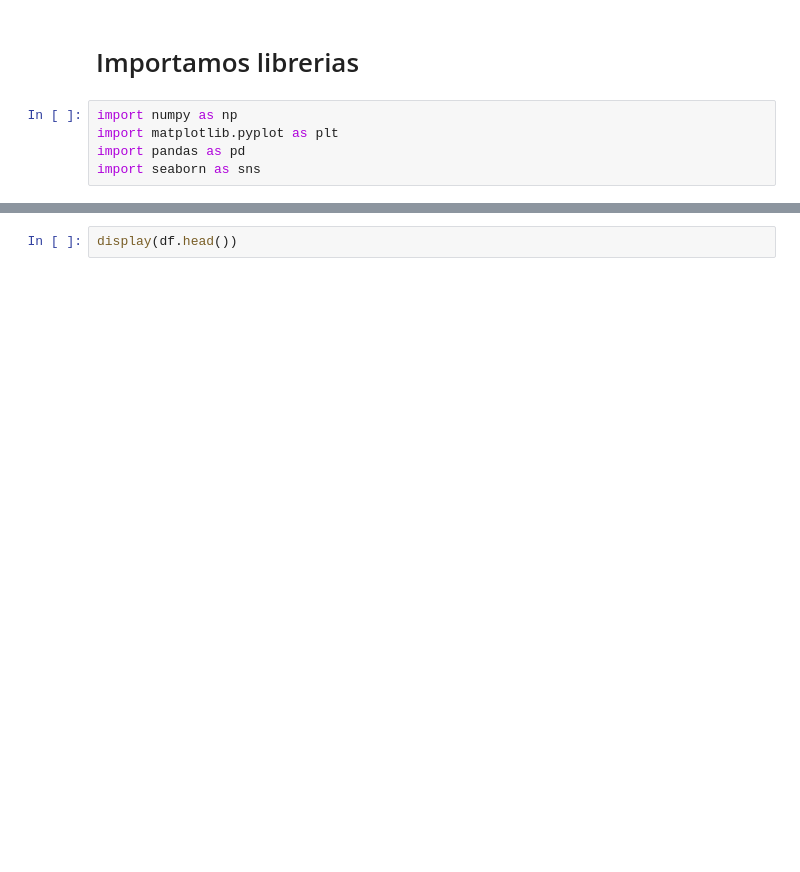
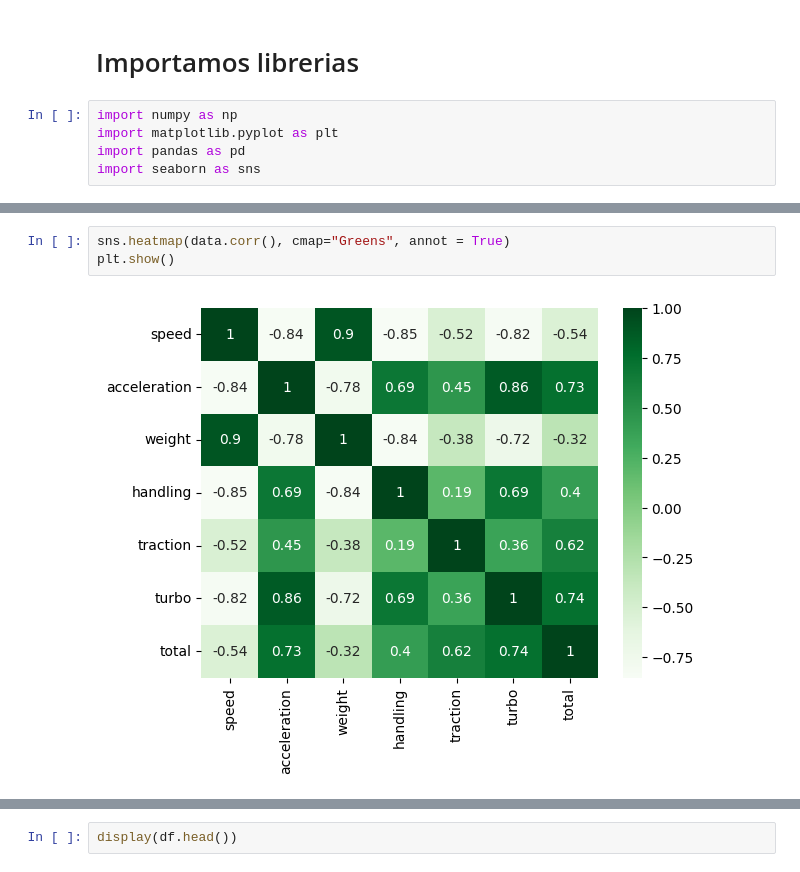
Before and after one commit to AliasJavier/MarioKart, a Jupyter notebook: MarioKart.ipynb, the cells around one changed output, grey strips where cells are left out. Cells and saved outputs as stored; diff of their text form; blank space fills up the shorter version.

```diff
--- a/MarioKart.ipynb
+++ b/MarioKart.ipynb
@@ -30,0 +40,5 @@ print(df)
+# %%
+sns.heatmap(data.corr(), cmap="Greens", annot = True)
+plt.show()
+# %% [output]
+[figure, added]
```
Also changed, not shown: parts of 5 cells of this notebook.
